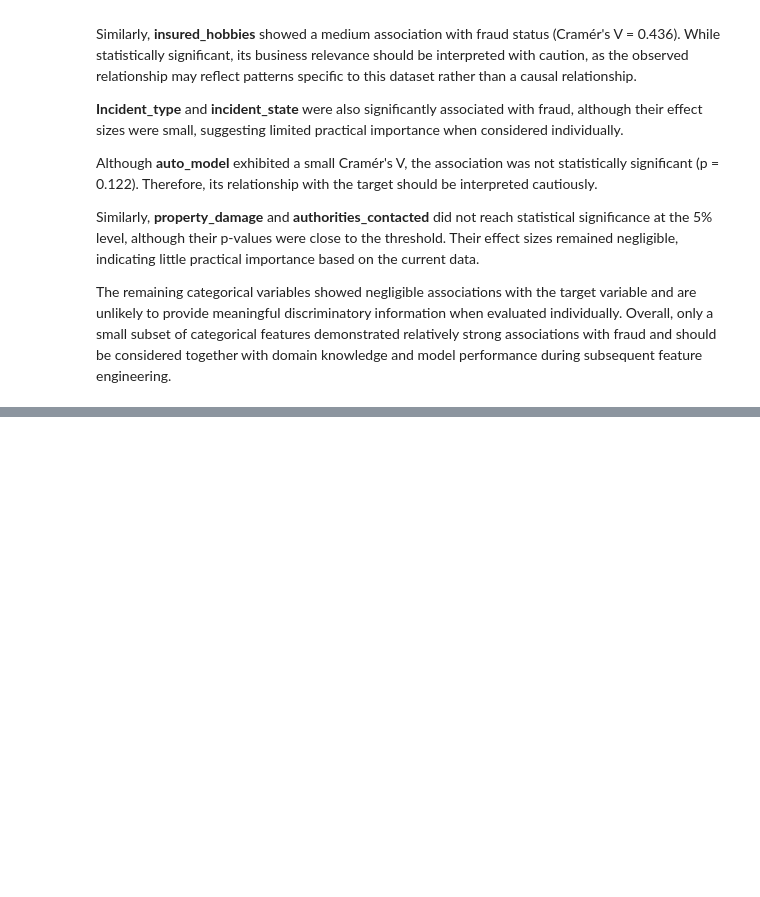
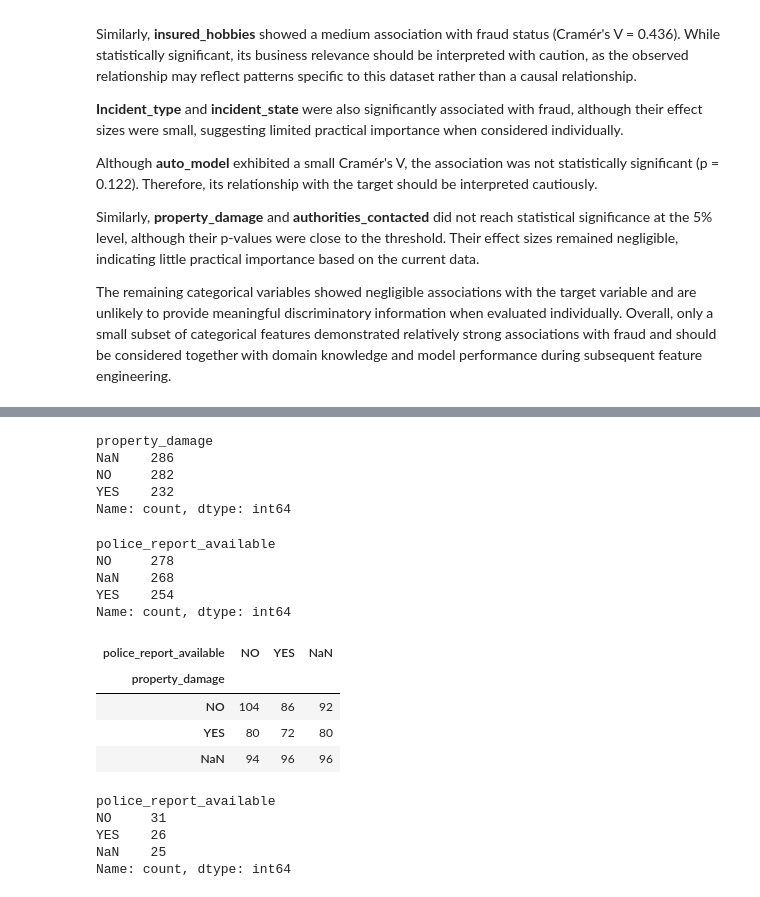
Before and after one commit to SevilFundaPolat/insurance-fraud-detection, a Jupyter notebook: notebooks/IC-an-Sevil.ipynb, the cells around one changed output, grey strips where cells are left out. Drawn from its saved outputs; the diff is of its cells as text; code cells hidden in the pictures; blank space fills up the shorter version.

```diff
--- a/notebooks/IC-an-Sevil.ipynb
+++ b/notebooks/IC-an-Sevil.ipynb
@@ -2222,0 +2278,6 @@ The remaining categorical variables showed negligible associations with the targ
+# %%
+# Correct the invalid negative umbrella limit
+
+X_train["umbrella_limit"] = X_train["umbrella_limit"].replace(-1000000, 1000000)
+
+X_test["umbrella_limit"] = X_test["umbrella_limit"].replace(-1000000, 1000000)
@@ -2222,0 +2316,41 @@ The remaining categorical variables showed negligible associations with the targ
+# %%
+X_train["property_damage"].value_counts(dropna=False)
+# %% [output]
+property_damage
+NaN    286
+NO     282
+YES    232
+Name: count, dtype: int64
+# %%
+
+
+X_train["police_report_available"].value_counts(dropna=False)
+# %% [output]
+police_report_available
+NO     278
+NaN    268
+YES    254
+Name: count, dtype: int64
+# %%
+pd.crosstab(
+    X_train["property_damage"],
+    X_train["police_report_available"],
+    dropna=False
+)
+# %% [output]
+| police_report_available | NO | YES | NaN |
+| property_damage |  |  |  |
+| NO | 104 | 86 | 92 |
+| YES | 80 | 72 | 80 |
+| NaN | 94 | 96 | 96 |
+# %%
+X_train.loc[
+    X_train["authorities_contacted"].isna(),
+    "police_report_available"
+].value_counts(dropna=False)
+# %% [output]
+police_report_available
+NO     31
+YES    26
+NaN    25
+Name: count, dtype: int64
```
Also changed, not shown: parts of 28 cells of this notebook.
